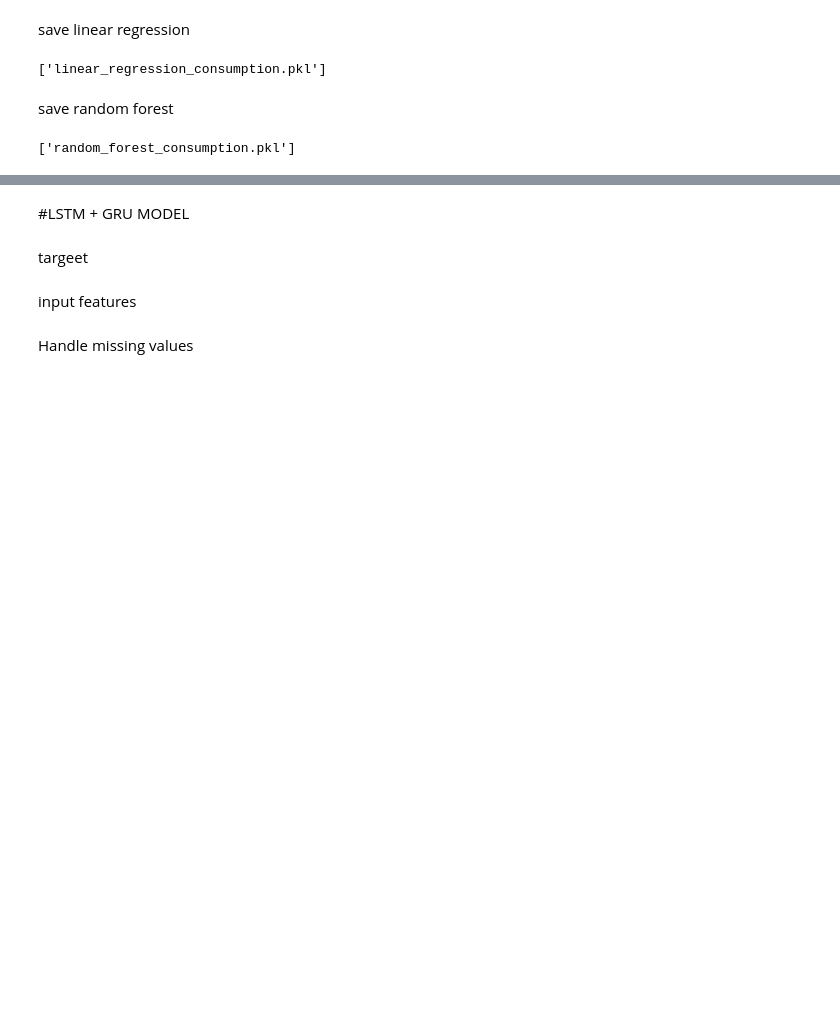
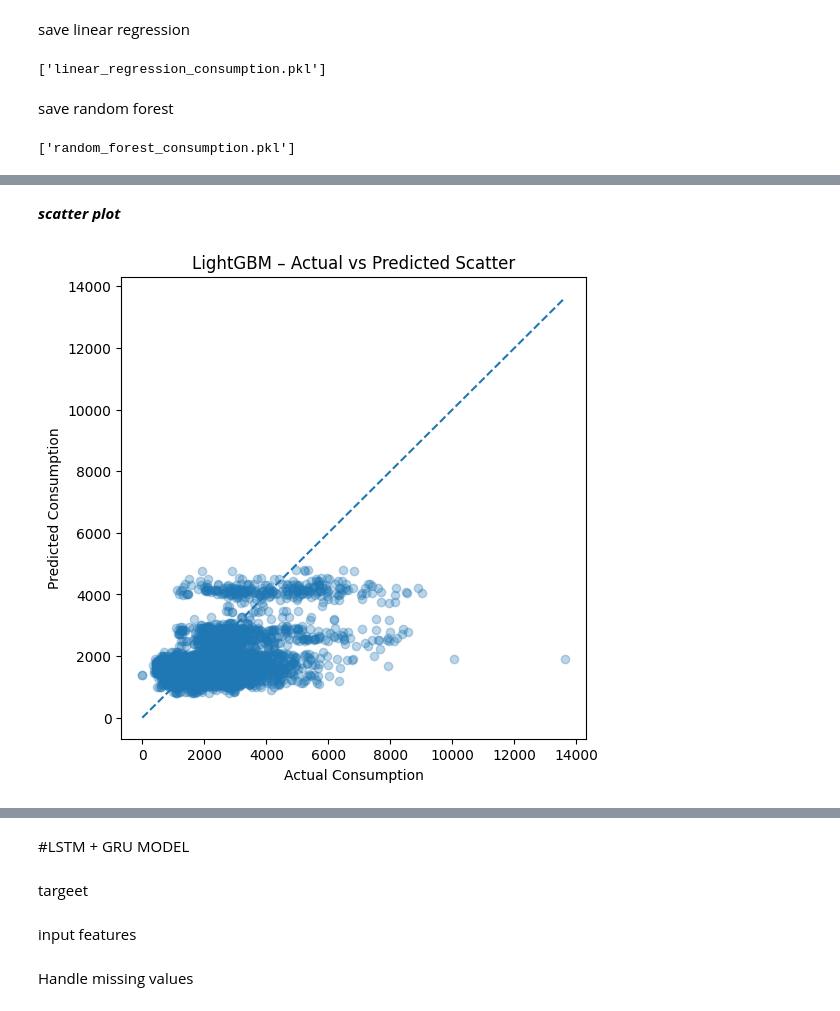
Before and after one commit to Ameena306/Energy-Prediction, a Jupyter notebook: ProNetEnergy_consumption.ipynb, the cells around one changed output, grey strips where cells are left out. Drawn from its saved outputs; the diff is of its cells as text; code cells hidden in the pictures; blank space fills up the shorter version.

```diff
--- a/ProNetEnergy_consumption.ipynb
+++ b/ProNetEnergy_consumption.ipynb
@@ -429,0 +470,18 @@ joblib.dump(rf, 'random_forest_consumption.pkl')
+# %% [markdown]
+***scatter plot***
+# %%
+plt.figure(figsize=(6,6))
+
+plt.scatter(y_test_lgbm, y_pred_lgb, alpha=0.3)
+plt.plot(
+    [y_test_lgbm.min(), y_test_lgbm.max()],
+    [y_test_lgbm.min(), y_test_lgbm.max()],
+    linestyle="--"
+)
+
+plt.title("LightGBM – Actual vs Predicted Scatter")
+plt.xlabel("Actual Consumption")
+plt.ylabel("Predicted Consumption")
+plt.show()
+# %% [output]
+[figure, added]
```
Also changed, not shown: parts of 32 cells of this notebook.
